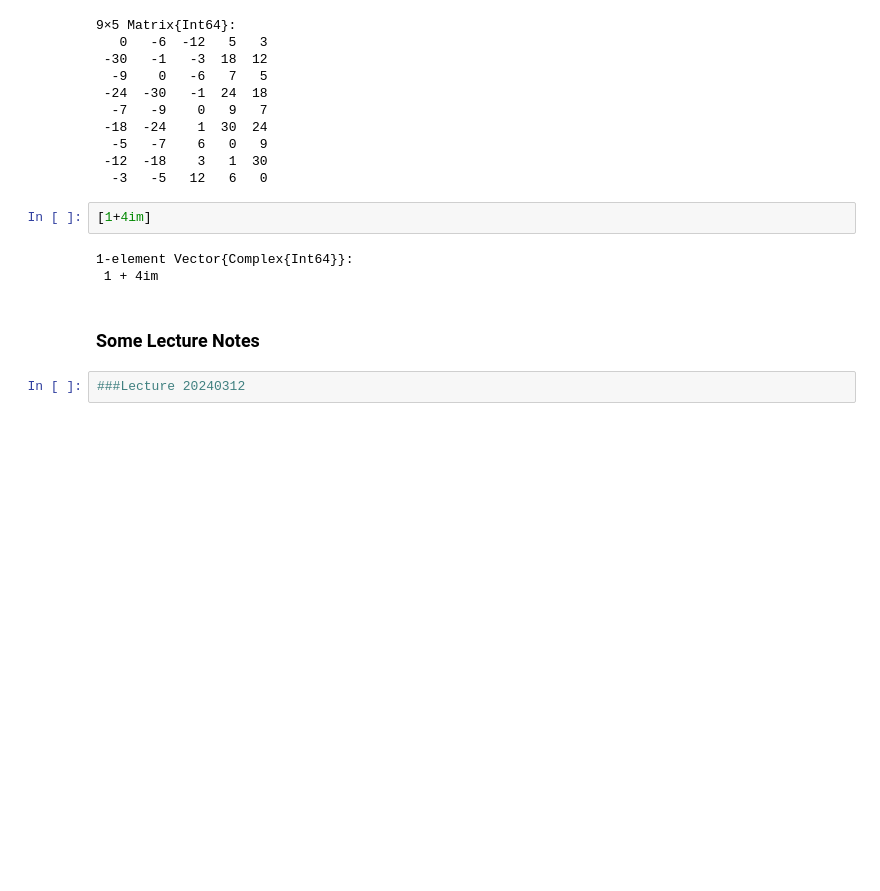
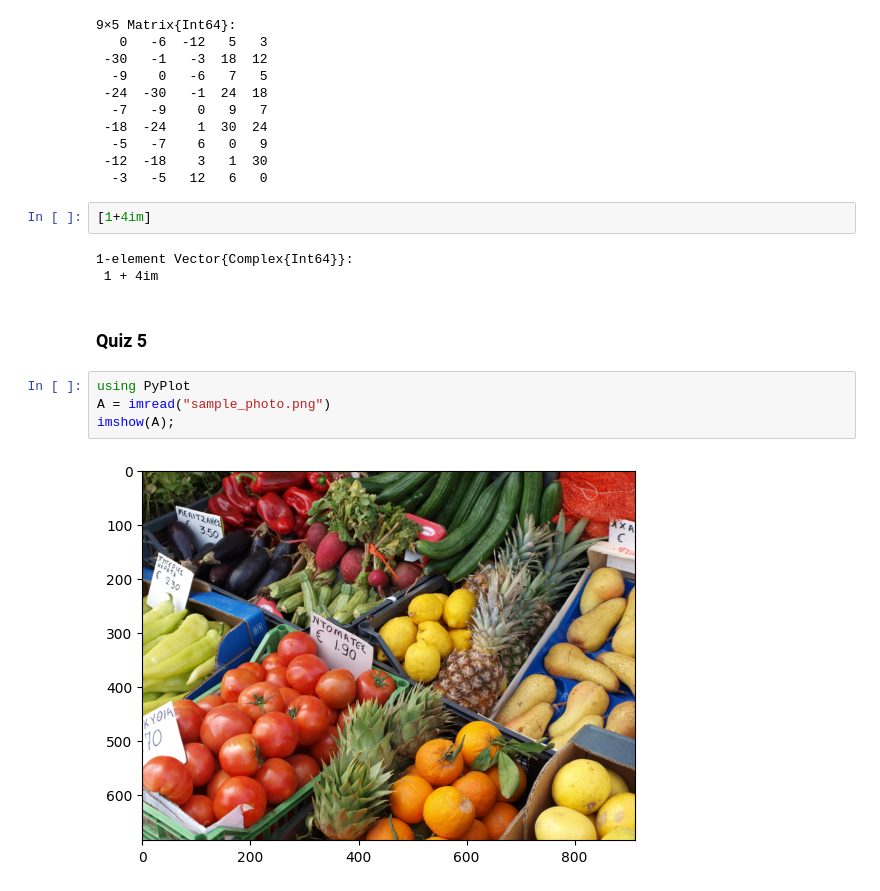
Before and after one commit to TagoreZhao/MATH124, a Jupyter notebook: lec_notes.ipynb, the cells around one changed output. Saved outputs shown, nothing was run; the diff lists cells and outputs as text; blank space fills up the shorter version.

```diff
--- a/lec_notes.ipynb
+++ b/lec_notes.ipynb
@@ -321,7 +321,11 @@ A
 # %% [output]
 1-element Vector{Complex{Int64}}:
  1 + 4im
-# %% [markdown]
-### Some Lecture Notes
-# %%
-###Lecture 20240312
+# %% [markdown]
+### Quiz 5
+# %%
+using PyPlot
+A = imread("sample_photo.png")
+imshow(A);
+# %% [output]
+[figure, added]
```
Also changed, not shown: parts of 3 cells of this notebook, 6 other files.
